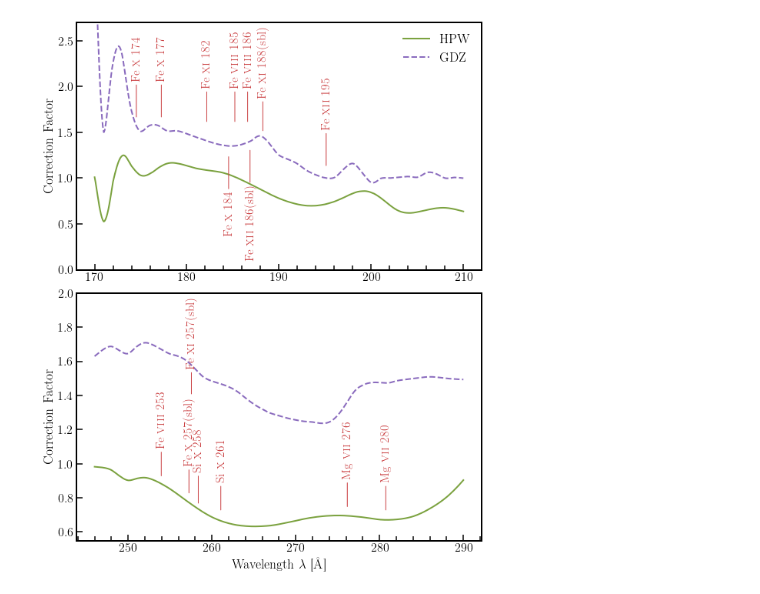
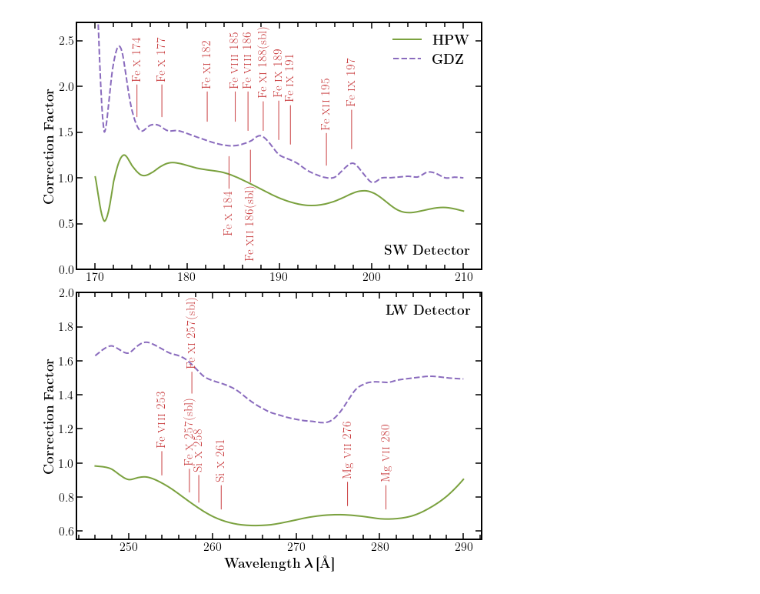
Before and after one commit to yjzhu-solar/EIS_SUMER_PCH_Ti, a Jupyter notebook: ipynb/eis_recalibrate_comp.ipynb, the cells around one changed output. Saved outputs shown, nothing was run; the diff lists cells and outputs as text; code cells hidden in the pictures.

```diff
--- a/ipynb/eis_recalibrate_comp.ipynb
+++ b/ipynb/eis_recalibrate_comp.ipynb
@@ -10,19 +10,31 @@ eis_recalibrate_sav = scipy.io.readsav("../save/eis_recalibrate_intensity_table.
 # %%
 fig, (ax1,ax2) = plt.subplots(2,1,figsize=(8,10),constrained_layout=True)
 ax1.plot(eis_recalibrate_sav["wvl_sw"],eis_recalibrate_sav["response_hpw_sw"],lw=2,
-label="HPW",color="#7BA23F")
+label=r"\textbf{HPW}",color="#7BA23F")
 ax1.plot(eis_recalibrate_sav["wvl_sw"],eis_recalibrate_sav["response_gdz_sw"],lw=2,
-label="GDZ",color="#8A6BBE",ls="--")
+label=r"\textbf{GDZ}",color="#8A6BBE",ls="--")
 ax2.plot(eis_recalibrate_sav["wvl_lw"],eis_recalibrate_sav["response_hpw_lw"],lw=2,
-label="HPW",color="#7BA23F")
+label=r"\textbf{HPW}",color="#7BA23F")
 ax2.plot(eis_recalibrate_sav["wvl_lw"],eis_recalibrate_sav["response_gdz_lw"],lw=2,
-label="GDZ",color="#8A6BBE",ls="--")
+label=r"\textbf{GDZ}",color="#8A6BBE",ls="--")
 
 ax1.annotate(r"Fe \textsc{viii} 185",(185.213,1.6),(185.213,2.0),rotation=90,
             fontsize=16,ha="center",color="#CB4042",
             arrowprops=dict(edgecolor="#CB4042",arrowstyle="-",lw=1))
 
-ax1.annotate(r"Fe \textsc{viii} 186",(186.598,1.6),(186.598,2.0),rotation=90,
+ax1.annotate(r"Fe \textsc{viii} 186",(186.598,1.5),(186.598,2.0),rotation=90,
+            fontsize=16,ha="center",color="#CB4042",
+            arrowprops=dict(edgecolor="#CB4042",arrowstyle="-",lw=1))
+
+ax1.annotate(r"Fe \textsc{ix} 189",(189.935,1.4),(189.935,1.9),rotation=90,
+            fontsize=16,ha="center",color="#CB4042",
+            arrowprops=dict(edgecolor="#CB4042",arrowstyle="-",lw=1))
+
+ax1.annotate(r"Fe \textsc{ix} 191",(191.206,1.35),(191.206,1.85),rotation=90,
+            fontsize=16,ha="center",color="#CB4042",
+            arrowprops=dict(edgecolor="#CB4042",arrowstyle="-",lw=1))
+
+ax1.annotate(r"Fe \textsc{ix} 197",(197.854,1.3),(197.854,1.8),rotation=90,
             fontsize=16,ha="center",color="#CB4042",
             arrowprops=dict(edgecolor="#CB4042",arrowstyle="-",lw=1))
 
@@ -67,35 +79,37 @@ ax2.annotate(r"Si \textsc{x} 258",(258.374,0.76),(258.374,0.96),rotation=90,
             arrowprops=dict(edgecolor="#CB4042",arrowstyle="-",lw=1))
 
 ax2.annotate(r"Si \textsc{x} 261",(261.056,0.72),(261.056,0.9),rotation=90,
             fontsize=16,ha="center",color="#CB4042",
             arrowprops=dict(edgecolor="#CB4042",arrowstyle="-",lw=1))
 
 ax2.annotate(r"Fe \textsc{viii} 253",(253.956,0.92),(253.956,1.1),rotation=90,
             fontsize=16,ha="center",color="#CB4042",
             arrowprops=dict(edgecolor="#CB4042",arrowstyle="-",lw=1))
 
 ax2.annotate(r"Fe \textsc{x} 257(sbl)",(257.26,0.82),(257.26,1.0),rotation=90,
             fontsize=16,ha="center",color="#CB4042",
             arrowprops=dict(edgecolor="#CB4042",arrowstyle="-",lw=1))
 
 
 ax2.annotate(r"Fe \textsc{xi} 257(sbl)",(257.55,1.4),(257.55,1.57),rotation=90,
             fontsize=16,ha="center",color="#CB4042",
             arrowprops=dict(edgecolor="#CB4042",arrowstyle="-",lw=1))
 
+ax1.text(0.97,0.05,r"\textbf{SW Detector}",ha="right",va="bottom",fontsize=18,transform=ax1.transAxes)
+ax2.text(0.97,0.95,r"\textbf{LW Detector}",ha="right",va="top",fontsize=18,transform=ax2.transAxes)
 
 ax1.set_ylim(0,2.7)
 ax2.set_ylim(0.55,2)
 for ax_ in (ax1,ax2):
-    ax_.tick_params(labelsize=16)
-    ax_.set_ylabel("Correction Factor",fontsize=17)
+    ax_.tick_params(labelsize=16,top=True,right=True,which="both")
+    ax_.set_ylabel(r"\textbf{Correction Factor}",fontsize=18)
     ax_.tick_params(length=8,which="major",width=1.5,direction="in")
     ax_.tick_params(length=6,which="minor",width=1.5,direction="in")
     ax_.xaxis.set_minor_locator(AutoMinorLocator(5))
 ax1.xaxis.set_major_locator(FixedLocator((170,180,190,200,210)))
-ax2.set_xlabel(r"Wavelength $\lambda$ [\mbox{\AA}]",fontsize=17)
-ax1.legend(fontsize=17,loc="upper right",frameon=False)
+ax2.set_xlabel(r"\textbf{Wavelength} $\boldsymbol{\lambda}$\,\textbf{[\mbox{\AA}]}",fontsize=18)
+ax1.legend(fontsize=18,loc="upper right",frameon=False)
 
 plt.savefig(fname="../figs/ms/radiometric_correction.pdf",format="pdf")
 # %% [output]
-[figure, old version]
+[figure, new version]
```
Also changed, not shown: 6 other files.
